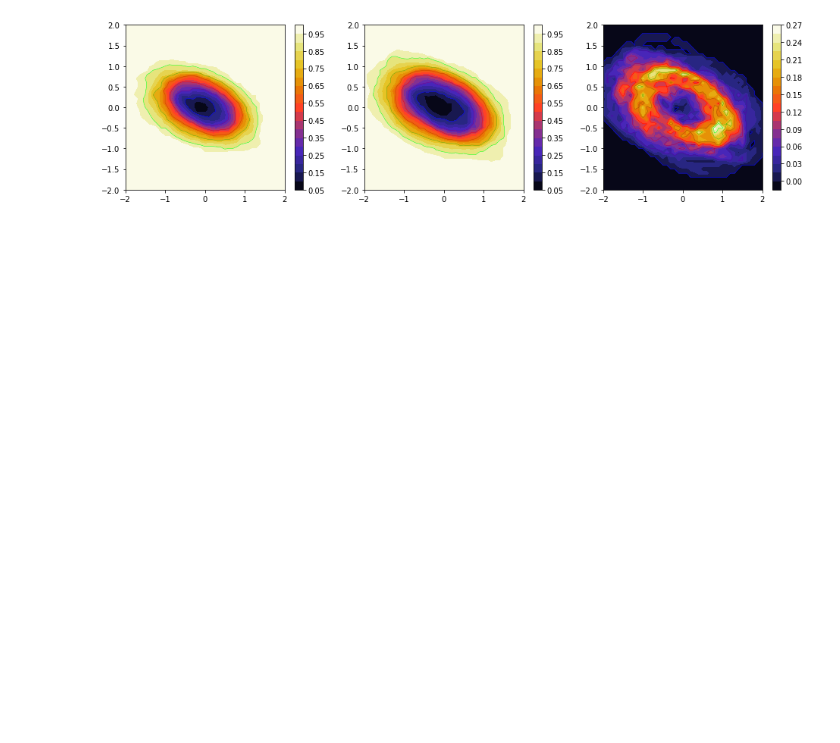
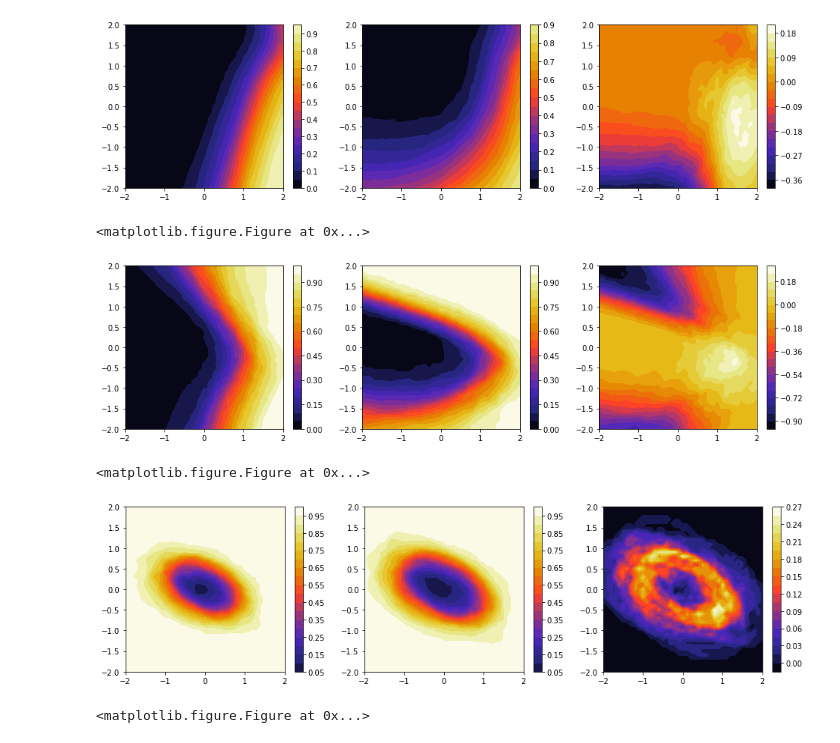
Before and after one commit to zhangchen209/cone, a Jupyter notebook: plot_power.ipynb, the cells around one changed output. Drawn from its saved outputs; the diff is of its cells as text; code cells hidden in the pictures; blank space fills up the shorter version.

Commit message:
plot function, updated data

```diff
--- a/plot_power.ipynb
+++ b/plot_power.ipynb
@@ -4,35 +4,49 @@ import matplotlib.pyplot as plt
 import numpy as np
 %matplotlib inline
 
+def plot_power_compare(x,y,power_cone,power_gms,v): # plot function, plot power_cone, power_gms, and diff at a time
+    diff = power_cone-power_gms # read power data and compute the diff of the two tests
 
-power_cone = pd.read_csv('power_cone.csv',header=None)
-power_gms = pd.read_csv('power_gms.csv',header=None)
-diff = power_cone-power_gms # read power data and compute the diff of the two tests
+    plt.figure(figsize=(16,4))
+    color_map = 'CMRmap'
 
-ngrid = 41
+    plt.subplot(131)
+    #plt.contour(x,y,power_cone,cmap=plt.cm.brg,linewidths=0.5)
+    plt.contourf(x,y, power_cone, 20,cmap=color_map,vmin=v[0], vmax=v[1])
+    plt.colorbar()
+    xlabel()
 
-xi, yi = np.meshgrid(
-        np.linspace(-2, 2, ngrid).reshape(-1, 1),
-        np.linspace(-2, 2, ngrid).reshape(-1, 1),
-    )
+    plt.subplot(132)
+    #plt.contour(x,y,power_gms,cmap=plt.cm.brg,linewidths=0.5)
+    plt.contourf(x,y, power_gms, 20,cmap=color_map,vmin=v[0], vmax=v[1])
+    plt.colorbar()
 
-plt.figure(figsize=(16,4))
-
-plt.subplot(131)
-plt.contour(xi,yi,power_cone,cmap=plt.cm.brg,linewidths=0.5)
-plt.contourf(xi,yi, power_cone, 20,cmap='CMRmap')
-plt.colorbar()
-
-plt.subplot(132)
-plt.contour(xi,yi,power_gms,cmap=plt.cm.brg,linewidths=0.5)
-plt.contourf(xi,yi, power_gms, 20,cmap='CMRmap')
-plt.colorbar()
-
-plt.subplot(133)
-plt.contour(xi,yi,diff,cmap=plt.cm.brg,linewidths=0.5)
-plt.contourf(xi,yi, diff, 20,cmap='CMRmap')
-plt.colorbar()
-
-plt.show()
+    plt.subplot(133)
+    #plt.contour(x,y,diff,cmap=plt.cm.brg,linewidths=0.5)
+    plt.contourf(x,y, diff, 20,cmap=color_map)#,vmin=v[0], vmax=v[1])
+    plt.colorbar()
+    plt.show()
-# %% [output]
-[figure, removed]
+# %%
+power_list = {"Local-to-boundary":["power_cone_boundary","power_gms_boundary"],
+              "Local-to-origin":["power_cone_origin","power_gms_origin"],
+              "Small identified set":["power_cone","power_gms"]
+             }
+v = [0,1]
+ngrid = 41
+xi, yi = np.meshgrid(
+        np.linspace(-2, 2, ngrid).reshape(-1, 1),
+        np.linspace(-2, 2, ngrid).reshape(-1, 1),
+    )
+
+for name,power in power_list.items():
+    power_cone = pd.read_csv(power[0] + '.csv',header=None)
+    power_gms = pd.read_csv(power[1] + '.csv',header=None)
+    plot_power_compare(xi,yi,power_cone,power_gms,v)
+    plt.savefig(name+'.eps', format='eps')
+# %% [output]
+[figure, added]
+<matplotlib.figure.Figure at 0x...>
+[figure, added]
+<matplotlib.figure.Figure at 0x...>
+[figure, added]
+<matplotlib.figure.Figure at 0x...>
```
Also changed, not shown: 2 other files.
